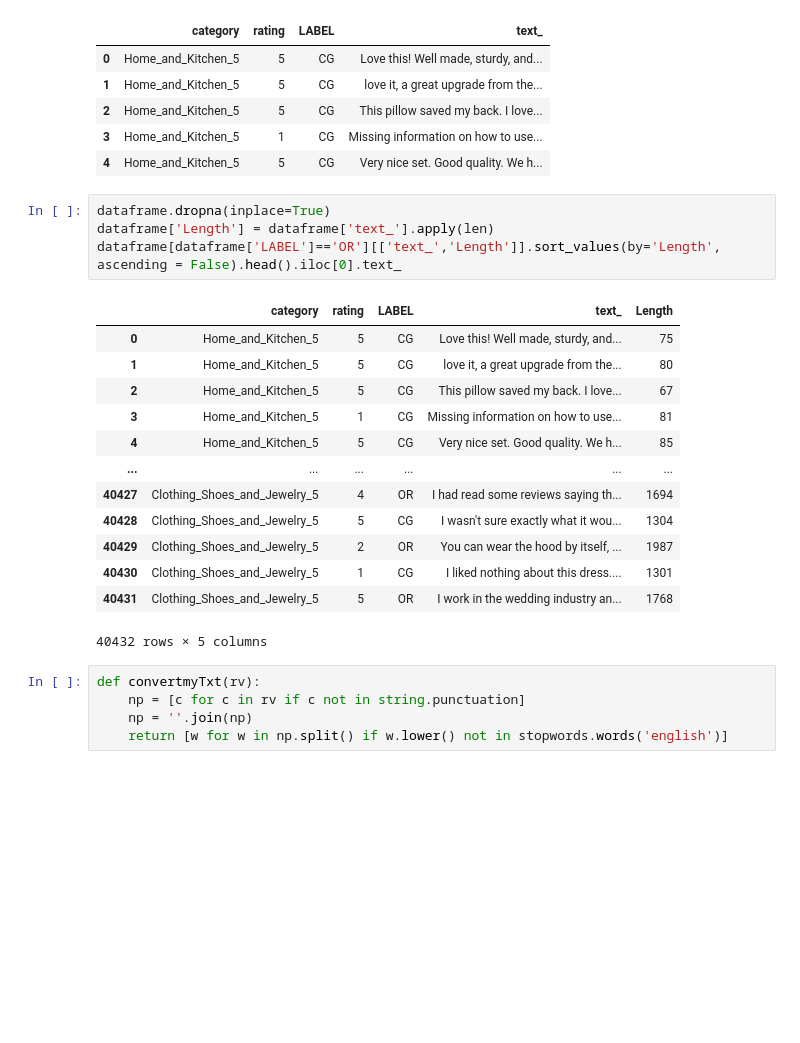
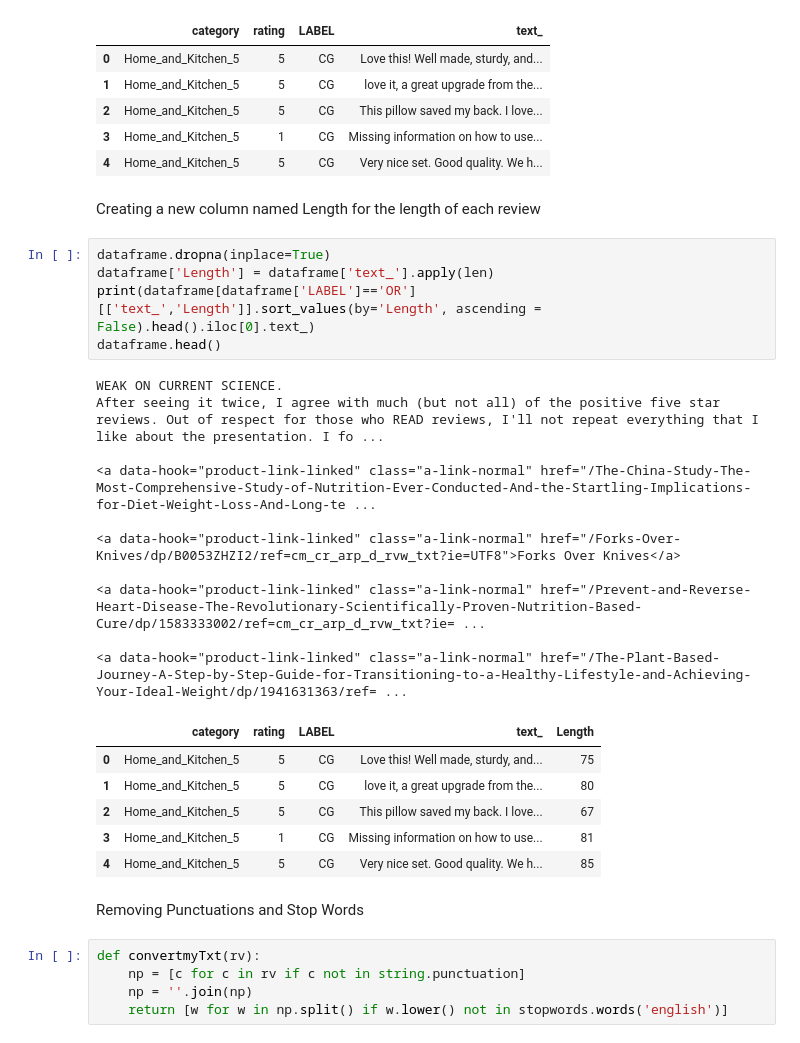
Before and after one commit to MLProjectTeam3/fake-review-prediction, a Jupyter notebook: prediction_01.ipynb, the cells around one changed output. Drawn from its saved outputs; the diff is of its cells as text; blank space fills up the shorter version.

```diff
--- a/prediction_01.ipynb
+++ b/prediction_01.ipynb
@@ -21,24 +25,32 @@ dataframe.head()
 | 2 | Home_and_Kitchen_5 | 5 | CG | This pillow saved my back. I love... |
 | 3 | Home_and_Kitchen_5 | 1 | CG | Missing information on how to use... |
 | 4 | Home_and_Kitchen_5 | 5 | CG | Very nice set. Good quality. We h... |
+# %% [markdown]
+Creating a new column named Length for the length of each review
 # %%
 dataframe.dropna(inplace=True)
 dataframe['Length'] = dataframe['text_'].apply(len)
-dataframe[dataframe['LABEL']=='OR'][['text_','Length']].sort_values(by='Length', ascending = False).head().iloc[0].text_
+print(dataframe[dataframe['LABEL']=='OR'][['text_','Length']].sort_values(by='Length', ascending = False).head().iloc[0].text_)
+dataframe.head()
 # %% [output]
+WEAK ON CURRENT SCIENCE.
+After seeing it twice, I agree with much (but not all) of the positive five star reviews. Out of respect for those who READ reviews, I'll not repeat everything that I like about the presentation. I fo ...
+
+<a data-hook="product-link-linked" class="a-link-normal" href="/The-China-Study-The-Most-Comprehensive-Study-of-Nutrition-Ever-Conducted-And-the-Startling-Implications-for-Diet-Weight-Loss-And-Long-te ...
+
+<a data-hook="product-link-linked" class="a-link-normal" href="/Forks-Over-Knives/dp/B0053ZHZI2/ref=cm_cr_arp_d_rvw_txt?ie=UTF8">Forks Over Knives</a>
+
+<a data-hook="product-link-linked" class="a-link-normal" href="/Prevent-and-Reverse-Heart-Disease-The-Revolutionary-Scientifically-Proven-Nutrition-Based-Cure/dp/1583333002/ref=cm_cr_arp_d_rvw_txt?ie= ...
+
+<a data-hook="product-link-linked" class="a-link-normal" href="/The-Plant-Based-Journey-A-Step-by-Step-Guide-for-Transitioning-to-a-Healthy-Lifestyle-and-Achieving-Your-Ideal-Weight/dp/1941631363/ref= ...
 |  | category | rating | LABEL | text_ | Length |
 | 0 | Home_and_Kitchen_5 | 5 | CG | Love this! Well made, sturdy, and... | 75 |
 | 1 | Home_and_Kitchen_5 | 5 | CG | love it, a great upgrade from the... | 80 |
 | 2 | Home_and_Kitchen_5 | 5 | CG | This pillow saved my back. I love... | 67 |
 | 3 | Home_and_Kitchen_5 | 1 | CG | Missing information on how to use... | 81 |
 | 4 | Home_and_Kitchen_5 | 5 | CG | Very nice set. Good quality. We h... | 85 |
-| ... | ... | ... | ... | ... | ... |
-| 40427 | Clothing_Shoes_and_Jewelry_5 | 4 | OR | I had read some reviews saying th... | 1694 |
-| 40428 | Clothing_Shoes_and_Jewelry_5 | 5 | CG | I wasn't sure exactly what it wou... | 1304 |
-| 40429 | Clothing_Shoes_and_Jewelry_5 | 2 | OR | You can wear the hood by itself, ... | 1987 |
-| 40430 | Clothing_Shoes_and_Jewelry_5 | 1 | CG | I liked nothing about this dress.... | 1301 |
-| 40431 | Clothing_Shoes_and_Jewelry_5 | 5 | OR | I work in the wedding industry an... | 1768 |
-40432 rows × 5 columns
+# %% [markdown]
+Removing Punctuations and Stop Words
 # %%
 def convertmyTxt(rv):
     np = [c for c in rv if c not in string.punctuation]
```
Also changed, not shown: parts of 14 cells of this notebook.
